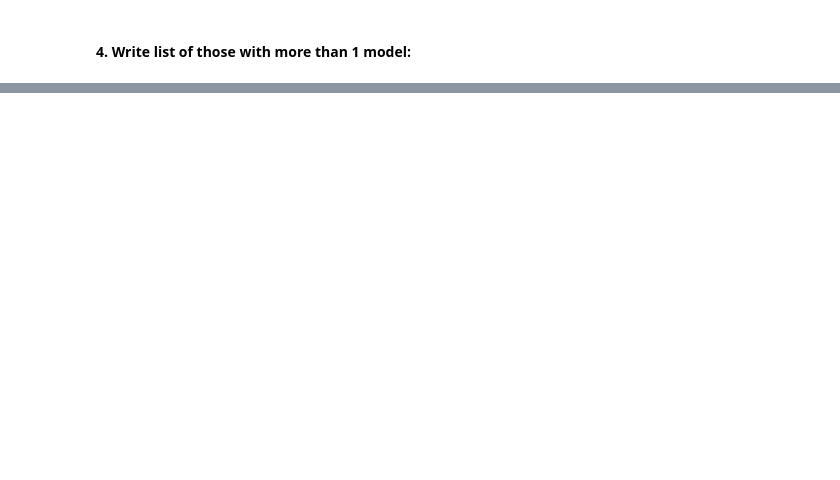
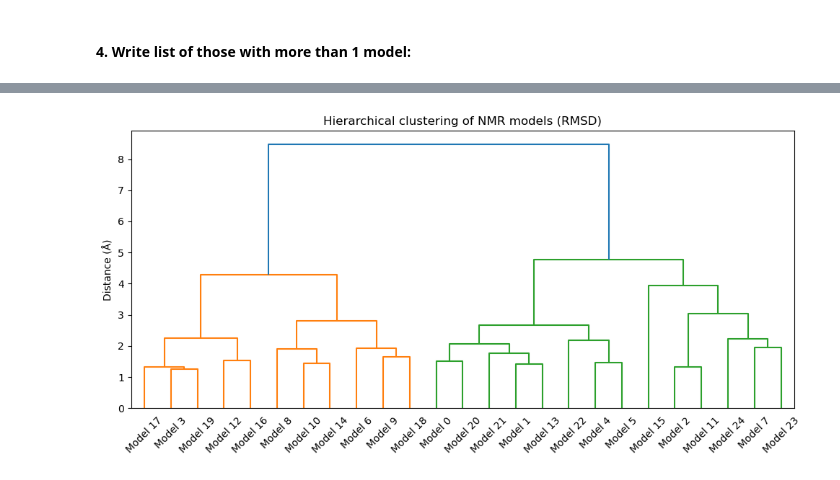
Before and after one commit to zibaee-2021/DJ_int_proj, a Jupyter notebook: notebooks/nmr_pdb.ipynb, the cells around one changed output, grey strips where cells are left out. Cells and saved outputs as stored; diff of their text form; code cells hidden in the pictures; blank space fills up the shorter version.

```diff
--- a/notebooks/nmr_pdb.ipynb
+++ b/notebooks/nmr_pdb.ipynb
@@ -165,0 +236,17 @@ Saved 1426 homomeric pdbid_chains with >1 unique model to '../data/NMR/multimode
+# %%
+from scipy.spatial.distance import squareform
+condensed = squareform(rmsd_matrix)
+
+from scipy.cluster.hierarchy import linkage, dendrogram
+linkage_matrix = linkage(condensed, method='ward')
+
+import matplotlib.pyplot as plt
+
+plt.figure(figsize=(10, 5))
+dendrogram(linkage_matrix, labels=[f"Model {i}" for i in range(n_models)])
+plt.title("Hierarchical clustering of NMR models (RMSD)")
+plt.ylabel("Distance (Å)")
+plt.tight_layout()
+plt.show()
+# %% [output]
+[figure, added]
```
Also changed, not shown: parts of 8 cells of this notebook.
